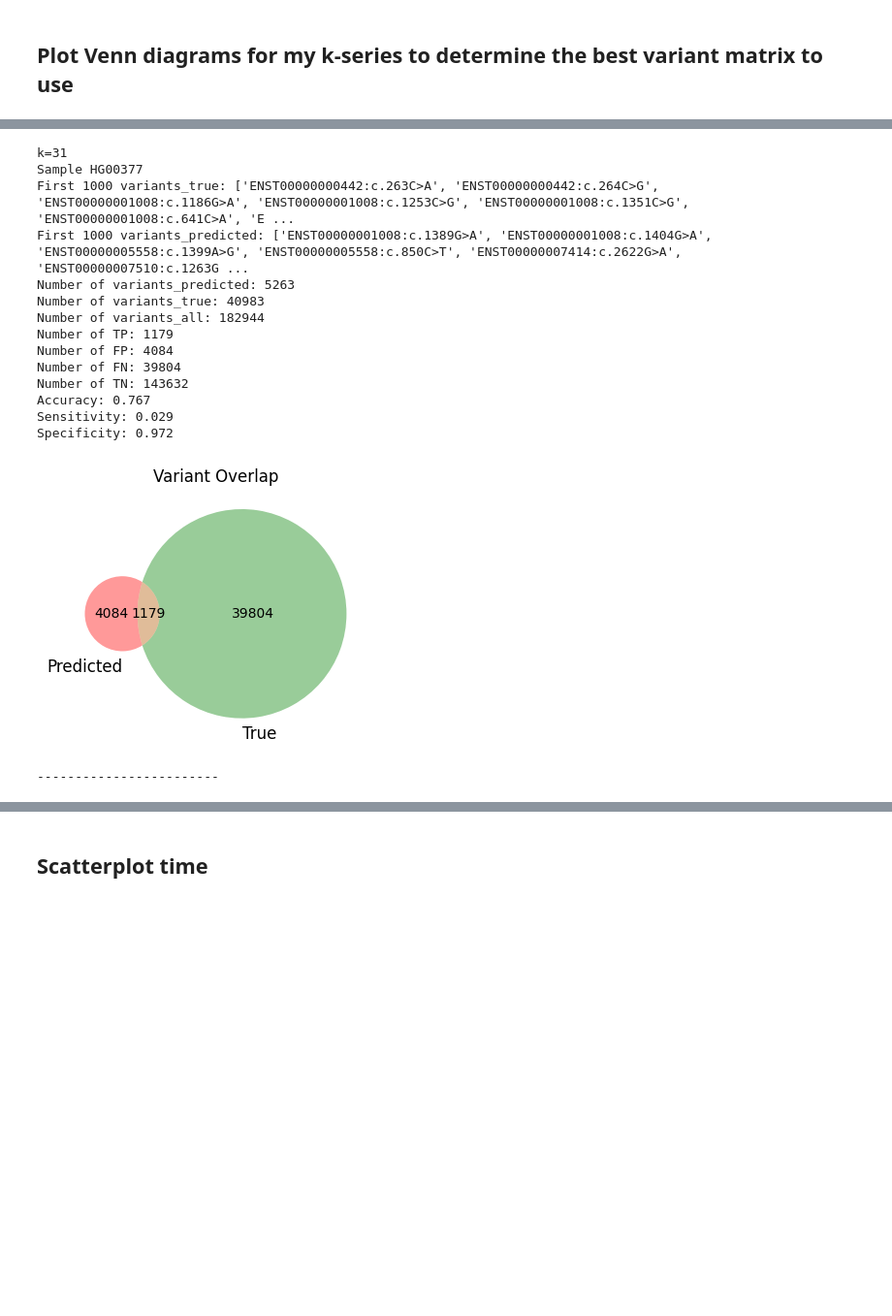
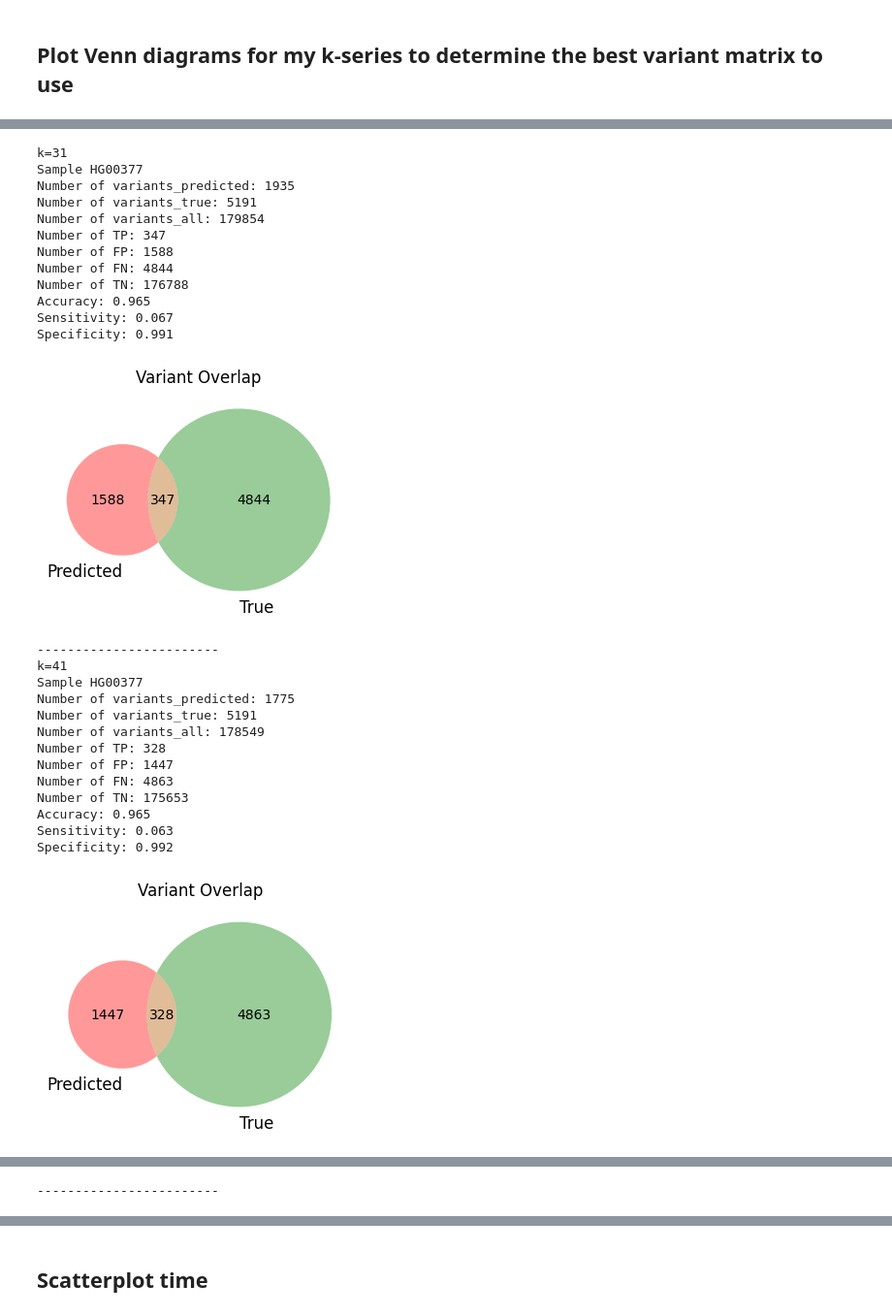
Before and after one commit to pachterlab/RLSRP_2025, a Jupyter notebook: notebooks/Fig3_geuvadis.ipynb, the cells around one changed output, grey strips where cells are left out. Shown at 97% size. Drawn from its saved outputs; the diff is of its cells as text; code cells hidden in the pictures; blank space fills up the shorter version.

```diff
--- a/notebooks/Fig3_geuvadis.ipynb
+++ b/notebooks/Fig3_geuvadis.ipynb
@@ -60,8 +60,8 @@ w_and_k_list_of_dicts = [
     {"w": 47, "k": 51},
 ]
 
-sample_index = 1  # sample to focus on - lowest is 1 (index in adata)
-min_counts = 1
+sample_index = 0  # sample to focus on - lowest is 0 (index in adata)
+min_counts = 2
 
 out_dir = os.path.join(data_dir, "geuvadis_analysis")
 # %%
@@ -80,3 +80,8 @@ variants_transcriptome_df = pd.read_parquet("/home/jmrich/Desktop/RLSRWP_2025/da
 variants_transcriptome_df['variant_header_cdna'] = variants_transcriptome_df['transcript_ID'] + ":" + variants_transcriptome_df['variant_cdna']
 adata_genotype.var = adata_genotype.var.merge(variants_transcriptome_df[["variant_header", "variant_header_cdna"]], how="left", on="variant_header")
 adata_genotype.var.rename(columns={"variant_header": "variant_header_cds", "variant_header_cdna": "variant_header"}, inplace=True)
+adata_genotype.var.index = adata_genotype.var.index.astype(str)  # otherwise I get AssertionError: Don’t call _normalize_index with non-categorical/string names
+adata_genotype.obs.index = adata_genotype.obs.index.astype(str)
+adata_genotype.obs['sample_title'] = adata_genotype.obs.index.astype(str).str.slice(2)
+
+adata_reference.var['gene'] = adata_reference.var.index.str.split(".").str[0]
@@ -156,6 +146,7 @@ def plot_variant_overlap(adata_vcrs_path, adata_genotype_path, sample_index=1, m
     # Select only the sample_index'th sample
     sample_title = adata_vcrs.obs.iloc[sample_index]['sample_title']
     print(f"Sample {sample_title}")
+    adata_genotype.obs.index = adata_genotype.obs.index.astype(str)
     adata_genotype.obs['sample_title'] = adata_genotype.obs.index.copy().str.slice(2)
     if sample_title not in set(adata_genotype.obs['sample_title']):
         raise ValueError(f"Sample title {sample_title} not found in adata_genotype.")
@@ -182,13 +173,20 @@ def plot_variant_overlap(adata_vcrs_path, adata_genotype_path, sample_index=1, m
     variants_predicted = {re.sub(r'(ENST\d+)\.\d+', r'\1', v) for v in variants_predicted}
     variants_true = {re.sub(r'(ENST\d+)\.\d+', r'\1', v) for v in variants_true}
 
-    print(f"First 1000 variants_true: {sorted(list(variants_true))[:1000]}")
-    print(f"First 1000 variants_predicted: {sorted(list(variants_predicted))[:1000]}")
+    # print(f"First 100 variants_true: {sorted(list(variants_true))[:100]}")
+    # print(f"First 100 variants_predicted: {sorted(list(variants_predicted))[:100]}")
 
     TP = len(variants_predicted & variants_true)
     FP = len(variants_predicted - variants_true)
     FN = len(variants_true - variants_predicted)
     TN = len(variants_all - variants_true - variants_predicted)
+
+    global dict_of_fp_and_fn
+    dict_of_fp_and_fn[f"w{w}_k{k}"] = {}
+    dict_of_fp_and_fn[f"w{w}_k{k}"]["FP"] = variants_predicted - variants_true
+    dict_of_fp_and_fn[f"w{w}_k{k}"]["FN"] = variants_true - variants_predicted
+    # print(f"First 100 FP: {sorted(list(variants_predicted - variants_true))[:100]}")
+    # print(f"First 100 FN: {sorted(list(variants_true - variants_predicted))[:100]}")
 
     accuracy = (TP + TN) / (TP + TN + FP + FN)
     sensitivity = TP / (TP + FN) if (TP + FN) else 0
@@ -198,46 +196,58 @@ def plot_variant_overlap(adata_vcrs_path, adata_genotype_path, sample_index=1, m
     print(f"Number of variants_true: {len(variants_true)}")
     print(f"Number of variants_all: {len(variants_all)}")
     print(f"Number of TP: {TP}")
     print(f"Number of FP: {FP}")
     print(f"Number of FN: {FN}")
     print(f"Number of TN: {TN}")
     print(f"Accuracy: {accuracy:.3f}")
     print(f"Sensitivity: {sensitivity:.3f}")
     print(f"Specificity: {specificity:.3f}")
 
     plt.figure(figsize=(4, 4))
     venn2([variants_predicted, variants_true], set_labels=('Predicted', 'True'))
     plt.title("Variant Overlap")
     if out_path:
         plt.savefig(out_path, dpi=300)
     plt.show()
 
+dict_of_fp_and_fn = {}
 for w_and_k_dict in w_and_k_list_of_dicts:
     w, k = w_and_k_dict["w"], w_and_k_dict["k"]
     adata_combined_path_vcrs = os.path.join(sequencing_data_out_base, f"adata_vcrs_combined_w{w}_k{k}.h5ad")
     if not os.path.isfile(adata_combined_path_vcrs):
         vk.utils.download_box_url(box_links_dict[f"geuvadis_adata_vcrs_w{w}_k{k}"], output_file_name=adata_combined_path_vcrs)
 
     print(f"k={k}")
     venn_out_path = os.path.join(out_dir, f"variant_overlap_sample_{sample_index}_w{w}_k{k}.png")
-    plot_variant_overlap(adata_combined_path_vcrs, adata_genotype, sample_index=4, out_path=venn_out_path, min_counts=min_counts)
+    plot_variant_overlap(adata_combined_path_vcrs, adata_genotype, out_path=venn_out_path, sample_index=sample_index, min_counts=min_counts)
     print("------------------------")
 
-    break
+    # break  #!!! erase
 # %% [output]
 k=31
 Sample HG00377
-First 1000 variants_true: ['ENST00000000442:c.263C>A', 'ENST00000000442:c.264C>G', 'ENST00000001008:c.1186G>A', 'ENST00000001008:c.1253C>G', 'ENST00000001008:c.1351C>G', 'ENST00000001008:c.641C>A', 'E ...
-First 1000 variants_predicted: ['ENST00000001008:c.1389G>A', 'ENST00000001008:c.1404G>A', 'ENST00000005558:c.1399A>G', 'ENST00000005558:c.850C>T', 'ENST00000007414:c.2622G>A', 'ENST00000007510:c.1263G ...
-Number of variants_predicted: 5263
-Number of variants_true: 40983
-Number of variants_all: 182944
-Number of TP: 1179
-Number of FP: 4084
-Number of FN: 39804
-Number of TN: 143632
-Accuracy: 0.767
-Sensitivity: 0.029
-Specificity: 0.972
+Number of variants_predicted: 1935
+Number of variants_true: 5191
+Number of variants_all: 179854
+Number of TP: 347
+Number of FP: 1588
+Number of FN: 4844
+Number of TN: 176788
+Accuracy: 0.965
+Sensitivity: 0.067
+Specificity: 0.991
-[figure, old version]
+[figure, new version]
 ------------------------
+k=41
+Sample HG00377
+Number of variants_predicted: 1775
+Number of variants_true: 5191
+Number of variants_all: 178549
+Number of TP: 328
+Number of FP: 1447
+Number of FN: 4863
+Number of TN: 175653
+Accuracy: 0.965
+Sensitivity: 0.063
+Specificity: 0.992
+[figure, added]
@@ -243,0 +268 @@ Specificity: 0.972
+------------------------
```
Also changed, not shown: parts of 20 cells of this notebook, 9 other files.
